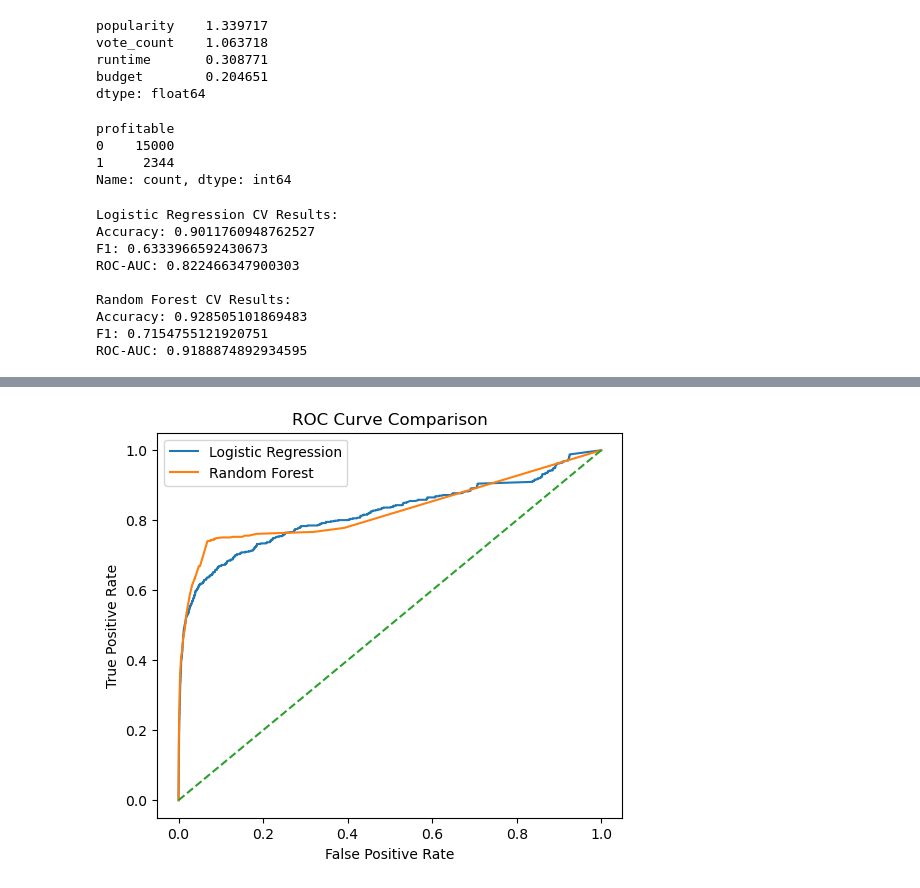
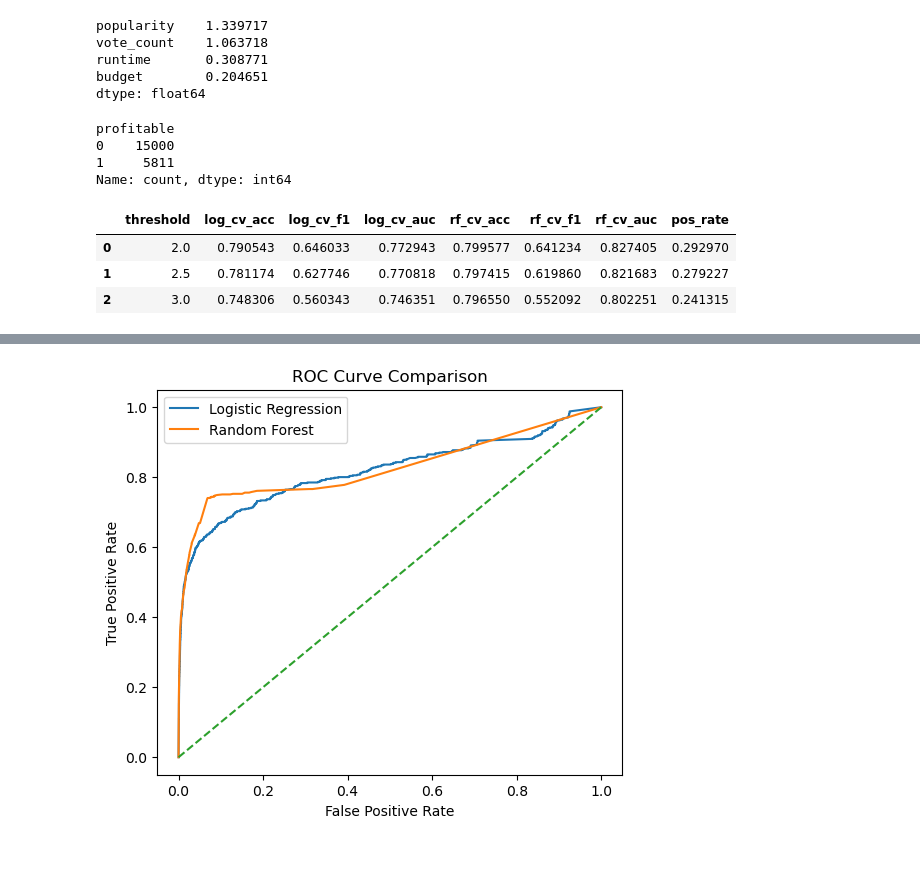
Before and after one commit to joshtoreja/ecs171-imdb-boxoffice-prediction, a Jupyter notebook: notebooks/andrew_tmdb_baseline.ipynb, the cells around one changed output, grey strips where cells are left out. Cells and saved outputs as stored; diff of their text form; code cells hidden in the pictures; blank space fills up the shorter version.

```diff
--- a/notebooks/andrew_tmdb_baseline.ipynb
+++ b/notebooks/andrew_tmdb_baseline.ipynb
@@ -182,12 +205,17 @@ dtype: float64
 clean_df = df[features + ["high_rating"]]
 clean_df.to_csv(PROCESSED / "tmdb_numeric_clean.csv", index=False)
 # %%
-df_sample = df.groupby("profitable", group_keys=False).apply(lambda x: x.sample(min(len(x), 15000), random_state=42))
+# Balanced sample for fast experiments
+df_sample = (
+    df.groupby("profitable", group_keys=False)
+      .apply(lambda x: x.sample(n=min(len(x), 15000), random_state=42))
+)
+
 print(df_sample["profitable"].value_counts())
 # %% [output]
 profitable
 0    15000
-1     2344
+1     5811
 Name: count, dtype: int64
 # %%
 X_sample = df_sample[features].fillna(df_sample[features].median())
@@ -195,36 +223,47 @@ y_sample = df_sample["profitable"]
 # %%
 from sklearn.model_selection import StratifiedKFold, cross_validate
 from sklearn.ensemble import RandomForestClassifier
 import numpy as np
 
 skf = StratifiedKFold(n_splits=5, shuffle=True, random_state=42)
-scoring = ['accuracy', 'f1', 'roc_auc']
+scoring = {"acc":"accuracy", "f1":"f1", "auc":"roc_auc"}
 
-log_model = LogisticRegression(max_iter=1000, class_weight="balanced")
-log_results = cross_validate(log_model, X_sample, y_sample, cv=skf, scoring=scoring)
+cv_rows = []
 
-print("Logistic Regression CV Results:")
-print("Accuracy:", np.mean(log_results['test_accuracy']))
-print("F1:", np.mean(log_results['test_f1']))
-print("ROC-AUC:", np.mean(log_results['test_roc_auc']))
+for thr in [2.0, 2.5, 3.0]:
+    tmp = df_sample.copy()
+    tmp["profitable"] = (tmp["roi"] >= thr).astype(int)
 
-#random forest optimized model
+    X = tmp[FEATURES].fillna(tmp[FEATURES].median())
+    y = tmp["profitable"]
 
-rf_model = RandomForestClassifier(random_state=42, n_estimators=50, n_jobs=-1)
-rf_results = cross_validate(rf_model, X_sample, y_sample, cv=skf, scoring=scoring)
+    # Logistic Regression CV (scaled)
+    Xs = StandardScaler().fit_transform(X)
+    log = LogisticRegression(max_iter=1000, class_weight="balanced")
+    log_cv = cross_validate(log, Xs, y, cv=skf, scoring=scoring)
 
-print("\nRandom Forest CV Results:")
-print("Accuracy:", np.mean(rf_results['test_accuracy']))
-print("F1:", np.mean(rf_results['test_f1']))
-print("ROC-AUC:", np.mean(rf_results['test_roc_auc']))
+    # Random Forest CV (unscaled)
+    rf = RandomForestClassifier(
+        random_state=42, n_estimators=200, n_jobs=-1, class_weight="balanced_subsample"
+    )
+    rf_cv = cross_validate(rf, X, y, cv=skf, scoring=scoring)
+
+    cv_rows.append({
+        "threshold": thr,
+        "log_cv_acc": log_cv["test_acc"].mean(),
+        "log_cv_f1":  log_cv["test_f1"].mean(),
+        "log_cv_auc": log_cv["test_auc"].mean(),
+        "rf_cv_acc":  rf_cv["test_acc"].mean(),
+        "rf_cv_f1":   rf_cv["test_f1"].mean(),
+        "rf_cv_auc":  rf_cv["test_auc"].mean(),
+        "pos_rate": y.mean()
+    })
+
+cv_df = pd.DataFrame(cv_rows)
+cv_df
 # %% [output]
-Logistic Regression CV Results:
-Accuracy: 0.9011760948762527
-F1: 0.6333966592430673
-ROC-AUC: 0.822466347900303
-
-Random Forest CV Results:
-Accuracy: 0.928505101869483
-F1: 0.7154755121920751
-ROC-AUC: 0.9188874892934595
+|  | threshold | log_cv_acc | log_cv_f1 | log_cv_auc | rf_cv_acc | rf_cv_f1 | rf_cv_auc | pos_rate |
+| 0 | 2.0 | 0.790543 | 0.646033 | 0.772943 | 0.799577 | 0.641234 | 0.827405 | 0.292970 |
+| 1 | 2.5 | 0.781174 | 0.627746 | 0.770818 | 0.797415 | 0.619860 | 0.821683 | 0.279227 |
+| 2 | 3.0 | 0.748306 | 0.560343 | 0.746351 | 0.796550 | 0.552092 | 0.802251 | 0.241315 |
 # %%
```
Also changed, not shown: parts of 4 cells of this notebook, 1 other file.
